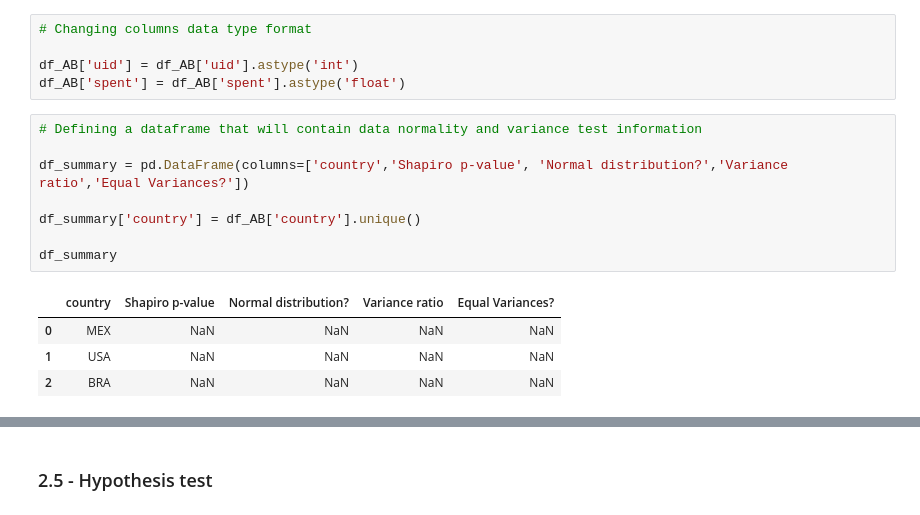
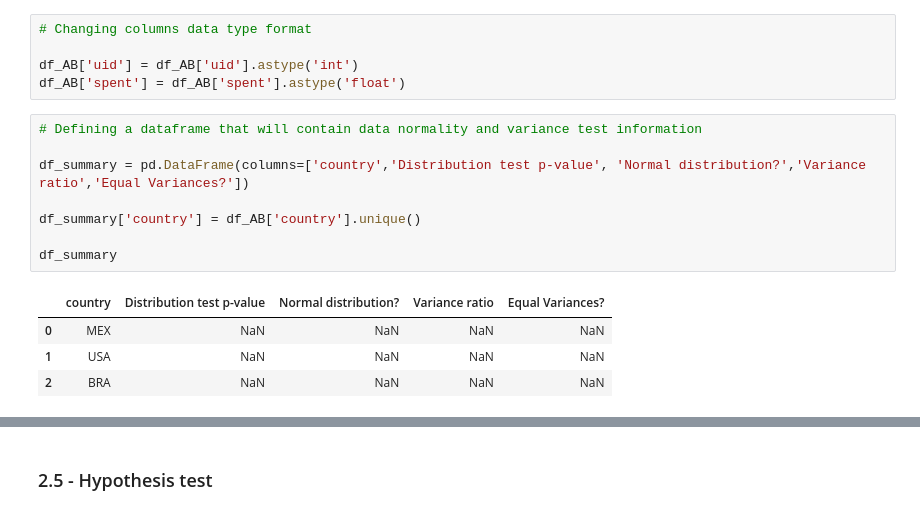
Before and after one commit to GustavoHBDuarte/AB_testing, a Jupyter notebook: A_B_testing.ipynb, the cells around one changed output, grey strips where cells are left out. Saved outputs shown, nothing was run; the diff lists cells and outputs as text.

```diff
--- a/A_B_testing.ipynb
+++ b/A_B_testing.ipynb
@@ -879,13 +885,13 @@ df_AB['spent'] = df_AB['spent'].astype('float')
 # %%
 # Defining a dataframe that will contain data normality and variance test information
 
-df_summary = pd.DataFrame(columns=['country','Shapiro p-value', 'Normal distribution?','Variance ratio','Equal Variances?'])
+df_summary = pd.DataFrame(columns=['country','Distribution test p-value', 'Normal distribution?','Variance ratio','Equal Variances?'])
 
 df_summary['country'] = df_AB['country'].unique()
 
 df_summary
 # %% [output]
-|  | country | Shapiro p-value | Normal distribution? | Variance ratio | Equal Variances? |
+|  | country | Distribution test p-value | Normal distribution? | Variance ratio | Equal Variances? |
 | 0 | MEX | NaN | NaN | NaN | NaN |
 | 1 | USA | NaN | NaN | NaN | NaN |
 | 2 | BRA | NaN | NaN | NaN | NaN |
```
Also changed, not shown: parts of 5 cells of this notebook.
